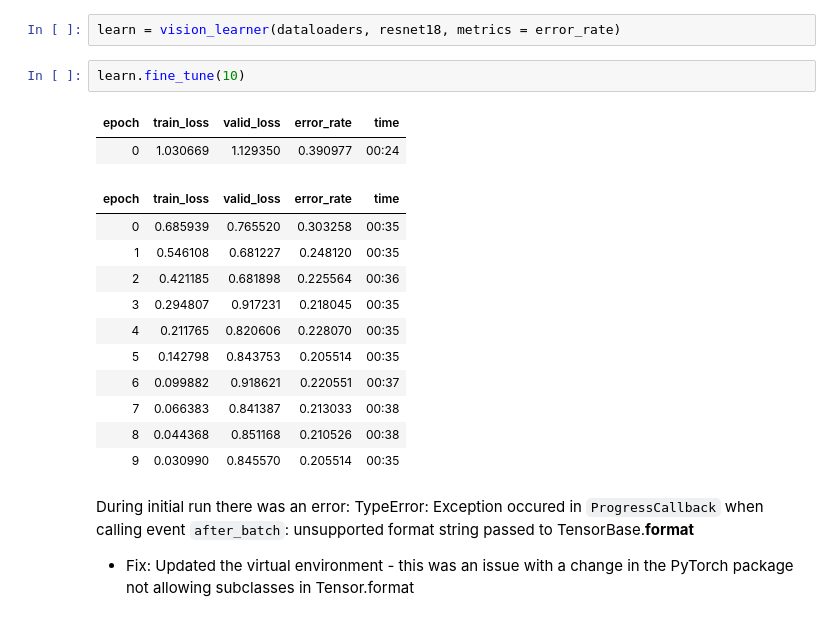
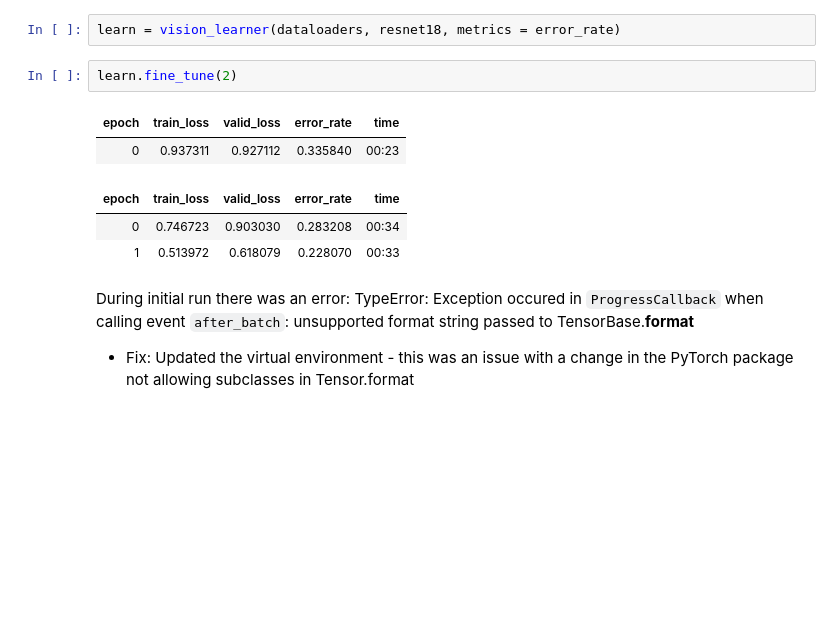
Before and after one commit to Mgallimore88/osfl_cnn_recognizer, a Jupyter notebook: notebooks/exploratory/1.6-mjg-osfl-initial-model.ipynb, the cells around one changed output. Saved outputs shown, nothing was run; the diff lists cells and outputs as text; blank space fills up the shorter version.

```diff
--- a/notebooks/exploratory/1.6-mjg-osfl-initial-model.ipynb
+++ b/notebooks/exploratory/1.6-mjg-osfl-initial-model.ipynb
@@ -72,21 +94,13 @@ The model being retranined is a resnet 18 model trained on the imagenet database
 # %%
 learn = vision_learner(dataloaders, resnet18, metrics = error_rate)
 # %%
-learn.fine_tune(10)
+learn.fine_tune(2)
 # %% [output]
 | epoch | train_loss | valid_loss | error_rate | time |
-| 0 | 1.030669 | 1.129350 | 0.390977 | 00:24 |
+| 0 | 0.937311 | 0.927112 | 0.335840 | 00:23 |
 | epoch | train_loss | valid_loss | error_rate | time |
-| 0 | 0.685939 | 0.765520 | 0.303258 | 00:35 |
-| 1 | 0.546108 | 0.681227 | 0.248120 | 00:35 |
-| 2 | 0.421185 | 0.681898 | 0.225564 | 00:36 |
-| 3 | 0.294807 | 0.917231 | 0.218045 | 00:35 |
-| 4 | 0.211765 | 0.820606 | 0.228070 | 00:35 |
-| 5 | 0.142798 | 0.843753 | 0.205514 | 00:35 |
-| 6 | 0.099882 | 0.918621 | 0.220551 | 00:37 |
-| 7 | 0.066383 | 0.841387 | 0.213033 | 00:38 |
-| 8 | 0.044368 | 0.851168 | 0.210526 | 00:38 |
-| 9 | 0.030990 | 0.845570 | 0.205514 | 00:35 |
+| 0 | 0.746723 | 0.903030 | 0.283208 | 00:34 |
+| 1 | 0.513972 | 0.618079 | 0.228070 | 00:33 |
 # %% [markdown]
 During initial run there was an error:
 TypeError: Exception occured in `ProgressCallback` when calling event `after_batch`:
```
Also changed, not shown: parts of 24 cells of this notebook.
